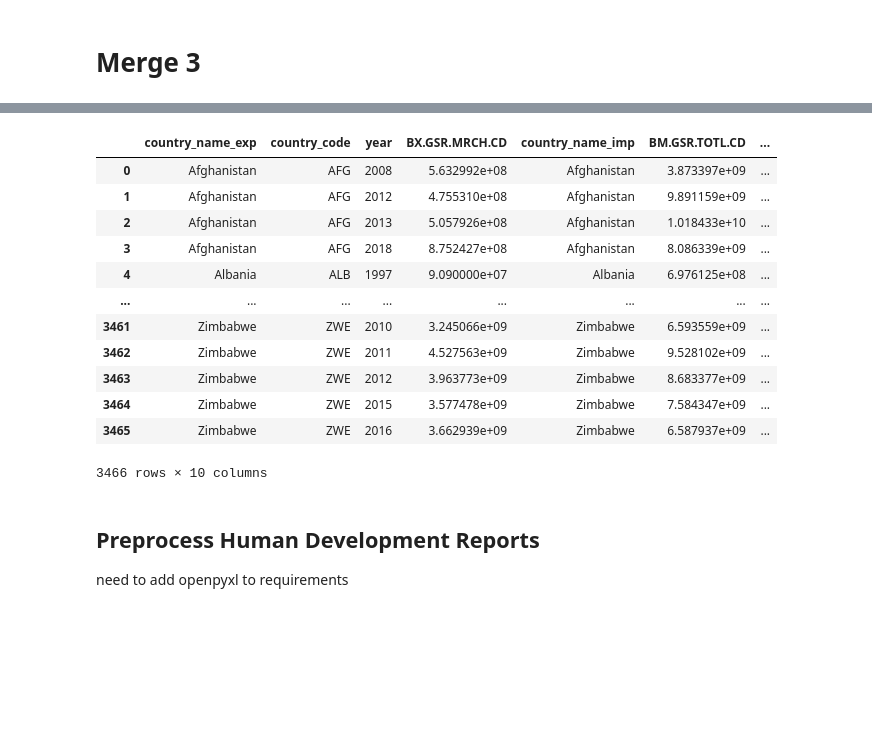
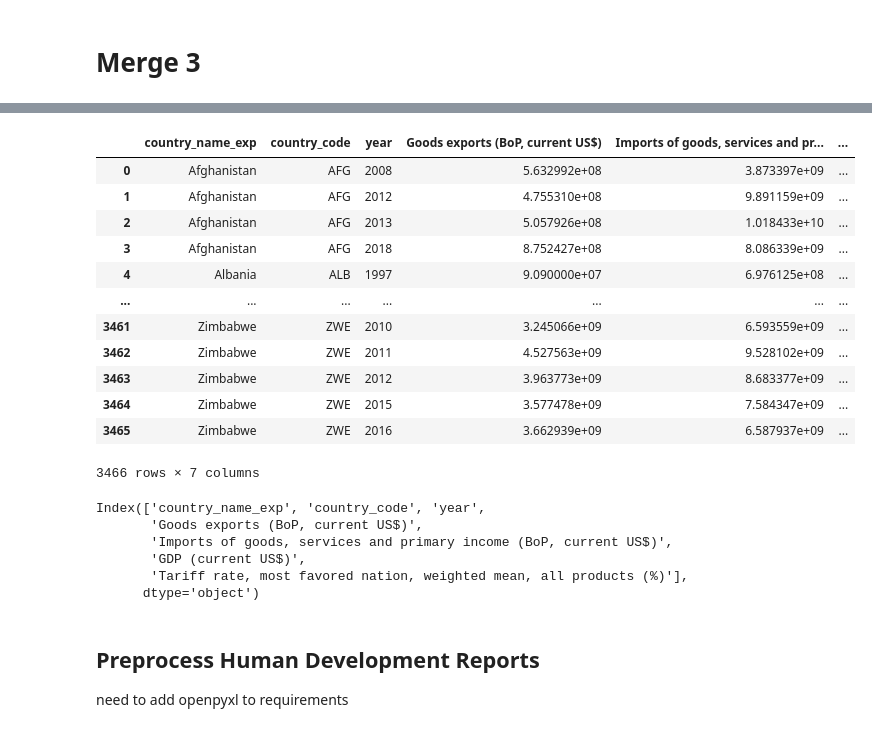
Before and after one commit to JackBeerman/GDP, a Jupyter notebook: GDP.ipynb, the cells around one changed output, grey strips where cells are left out. Cells and saved outputs as stored; diff of their text form; code cells hidden in the pictures; blank space fills up the shorter version.

```diff
--- a/GDP.ipynb
+++ b/GDP.ipynb
@@ -93,10 +109,10 @@ gdp = pd.read_csv("gdp/GDP.csv", skiprows=4)
 # %%
 #print(gdp.columns)
 # %%
-gdp = gdp.drop(columns=['Indicator Name', 'Unnamed: 67'])
+gdp = gdp.drop(columns=['Indicator Code', 'Unnamed: 67'])
 #print(gdp.columns)
 # %%
-gdp = gdp.rename(columns={"Country Code": "country_code", "Country Name": "country_name_gdp", "Indicator Code": 'feature'})
+gdp = gdp.rename(columns={"Country Code": "country_code", "Country Name": "country_name_gdp", "Indicator Name": 'feature'})
 #gdp
 # %%
 gdp = gdp.query('country_name_gdp != @noncountries')
@@ -109,10 +125,10 @@ tariffs = pd.read_csv("tariffs/tarrifs.csv", skiprows=4)
 # %%
 #print(tariffs.columns)
 # %%
-tariffs = tariffs.drop(columns=['Indicator Name', 'Unnamed: 67'])
+tariffs = tariffs.drop(columns=['Indicator Code', 'Unnamed: 67'])
 #print(tariffs.columns)
 # %%
-tariffs = tariffs.rename(columns={"Country Code": "country_code", "Country Name": "country_name_tar", "Indicator Code": 'feature'})
+tariffs = tariffs.rename(columns={"Country Code": "country_code", "Country Name": "country_name_tar", "Indicator Name": 'feature'})
 #tariffs
 # %%
 tariffs = tariffs.query('country_name_tar != @noncountries')
@@ -281,20 +222,30 @@ Index(['country_name_exp', 'country_code', 'year', 'BX.GSR.MRCH.CD',
       dtype='object')
 # %%
+merge = merge.drop(columns=['country_name_imp', 'country_name_gdp', 'country_name_tar'])
 merge
 # %% [output]
-|  | country_name_exp | country_code | year | BX.GSR.MRCH.CD | country_name_imp | BM.GSR.TOTL.CD | ... |
-| 0 | Afghanistan | AFG | 2008 | 5.632992e+08 | Afghanistan | 3.873397e+09 | ... |
-| 1 | Afghanistan | AFG | 2012 | 4.755310e+08 | Afghanistan | 9.891159e+09 | ... |
-| 2 | Afghanistan | AFG | 2013 | 5.057926e+08 | Afghanistan | 1.018433e+10 | ... |
-| 3 | Afghanistan | AFG | 2018 | 8.752427e+08 | Afghanistan | 8.086339e+09 | ... |
-| 4 | Albania | ALB | 1997 | 9.090000e+07 | Albania | 6.976125e+08 | ... |
-| ... | ... | ... | ... | ... | ... | ... | ... |
-| 3461 | Zimbabwe | ZWE | 2010 | 3.245066e+09 | Zimbabwe | 6.593559e+09 | ... |
-| 3462 | Zimbabwe | ZWE | 2011 | 4.527563e+09 | Zimbabwe | 9.528102e+09 | ... |
-| 3463 | Zimbabwe | ZWE | 2012 | 3.963773e+09 | Zimbabwe | 8.683377e+09 | ... |
-| 3464 | Zimbabwe | ZWE | 2015 | 3.577478e+09 | Zimbabwe | 7.584347e+09 | ... |
-| 3465 | Zimbabwe | ZWE | 2016 | 3.662939e+09 | Zimbabwe | 6.587937e+09 | ... |
+|  | country_name_exp | country_code | year | Goods exports (BoP, current US$) | Imports of goods, services and pr... | ... |
+| 0 | Afghanistan | AFG | 2008 | 5.632992e+08 | 3.873397e+09 | ... |
+| 1 | Afghanistan | AFG | 2012 | 4.755310e+08 | 9.891159e+09 | ... |
+| 2 | Afghanistan | AFG | 2013 | 5.057926e+08 | 1.018433e+10 | ... |
+| 3 | Afghanistan | AFG | 2018 | 8.752427e+08 | 8.086339e+09 | ... |
+| 4 | Albania | ALB | 1997 | 9.090000e+07 | 6.976125e+08 | ... |
+| ... | ... | ... | ... | ... | ... | ... |
+| 3461 | Zimbabwe | ZWE | 2010 | 3.245066e+09 | 6.593559e+09 | ... |
+| 3462 | Zimbabwe | ZWE | 2011 | 4.527563e+09 | 9.528102e+09 | ... |
+| 3463 | Zimbabwe | ZWE | 2012 | 3.963773e+09 | 8.683377e+09 | ... |
+| 3464 | Zimbabwe | ZWE | 2015 | 3.577478e+09 | 7.584347e+09 | ... |
+| 3465 | Zimbabwe | ZWE | 2016 | 3.662939e+09 | 6.587937e+09 | ... |
-3466 rows × 10 columns
+3466 rows × 7 columns
+# %%
+merge.columns
+# %% [output]
+Index(['country_name_exp', 'country_code', 'year',
+       'Goods exports (BoP, current US$)',
+       'Imports of goods, services and primary income (BoP, current US$)',
+       'GDP (current US$)',
+       'Tariff rate, most favored nation, weighted mean, all products (%)'],
+      dtype='object')
 # %% [markdown]
 ## Preprocess Human Development Reports
 
```
Also changed, not shown: parts of 11 cells of this notebook.
